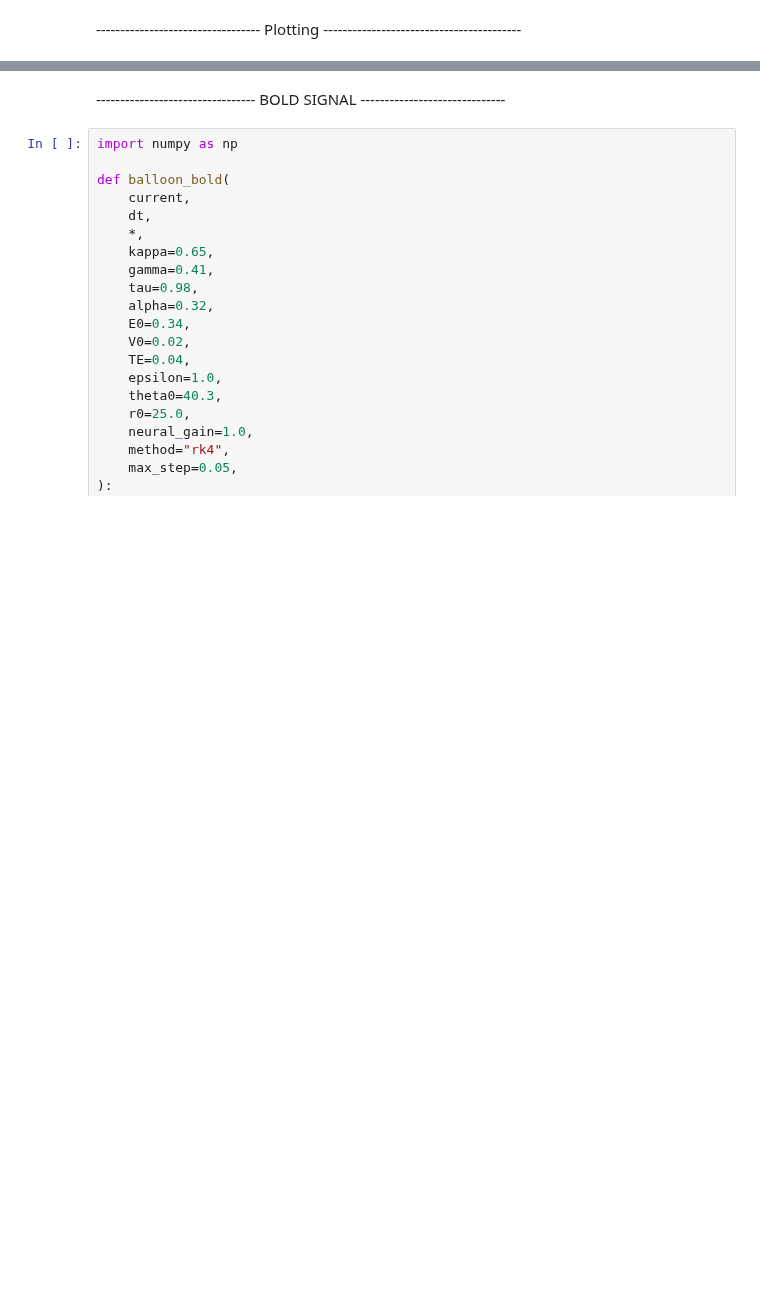
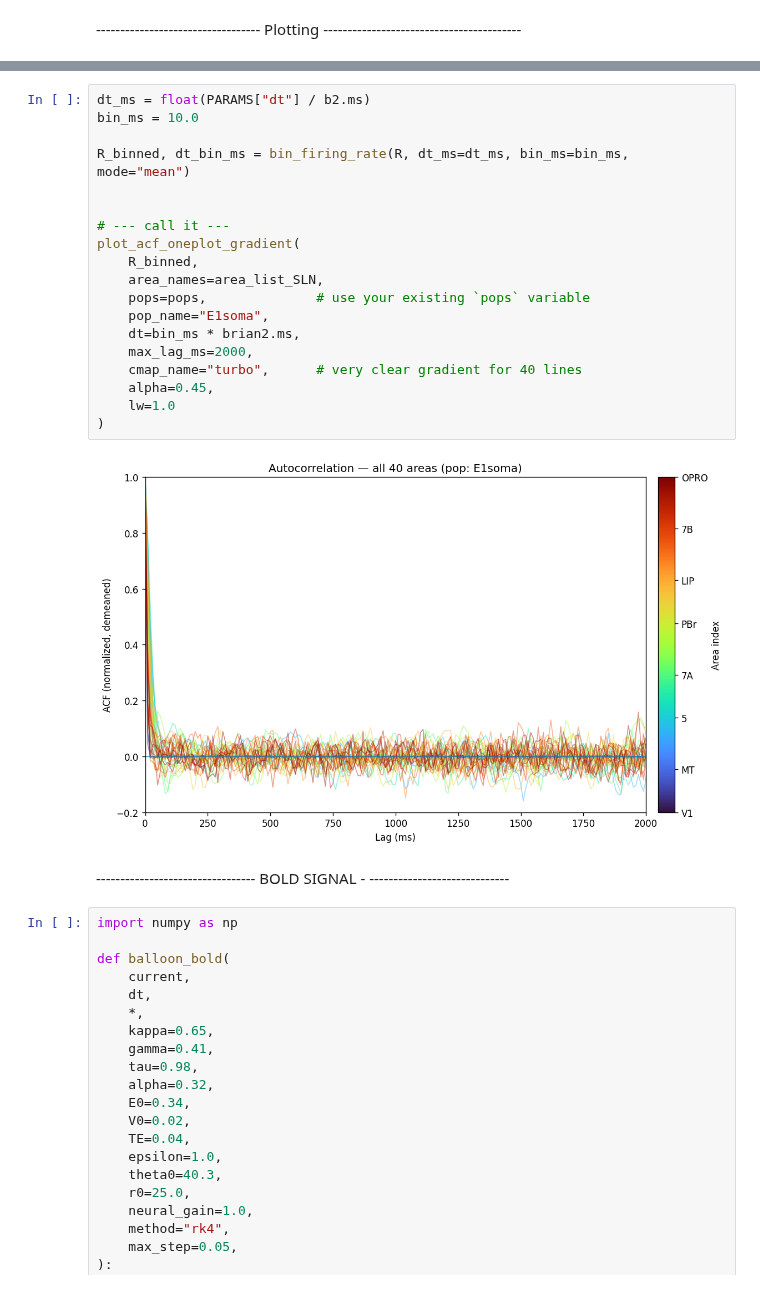
Before and after one commit to GKDavidson1/serotonin, a Jupyter notebook: RwB with multiple stim.ipynb, the cells around one changed output, grey strips where cells are left out. Drawn from its saved outputs; the diff is of its cells as text; blank space fills up the shorter version.

```diff
--- a/RwB with multiple stim.ipynb
+++ b/RwB with multiple stim.ipynb
@@ -852,5 +991,27 @@ plt.show()
+# %%
+dt_ms = float(PARAMS["dt"] / b2.ms)
+bin_ms = 10.0
+
+R_binned, dt_bin_ms = bin_firing_rate(R, dt_ms=dt_ms, bin_ms=bin_ms, mode="mean")
+
+
+# --- call it ---
+plot_acf_oneplot_gradient(
+    R_binned,
+    area_names=area_list_SLN,
+    pops=pops,              # use your existing `pops` variable
+    pop_name="E1soma",
+    dt=bin_ms * brian2.ms,
+    max_lag_ms=2000,
+    cmap_name="turbo",      # very clear gradient for 40 lines
+    alpha=0.45,
+    lw=1.0
+)
+# %% [output]
+[figure, added]
 # %% [markdown]
---------------------------------- BOLD SIGNAL ------------------------------
+--------------------------------- BOLD
+SIGNAL - -----------------------------
 # %%
 import numpy as np
 
```
Also changed, not shown: parts of 9 cells of this notebook, 4 other files.
